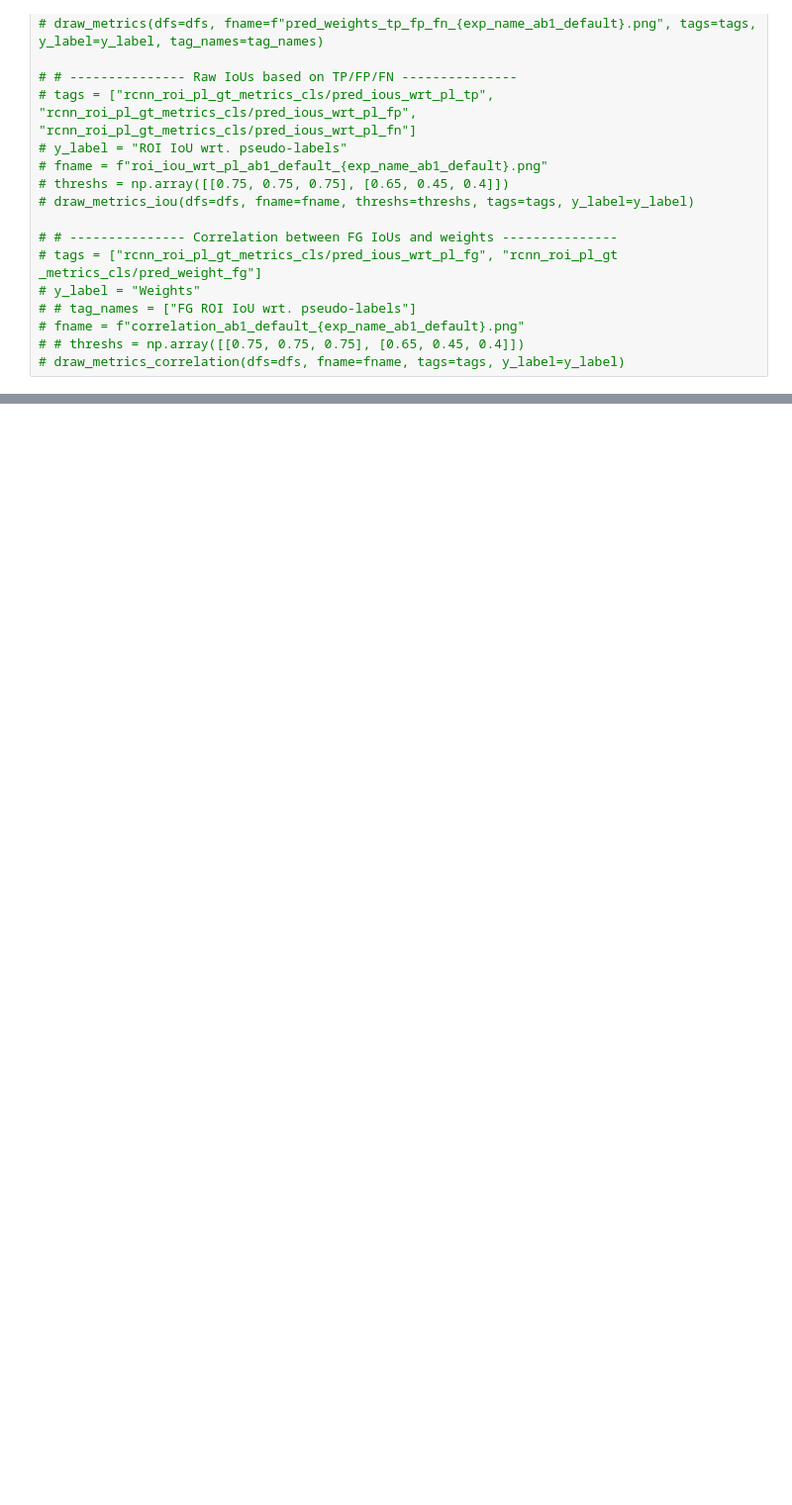
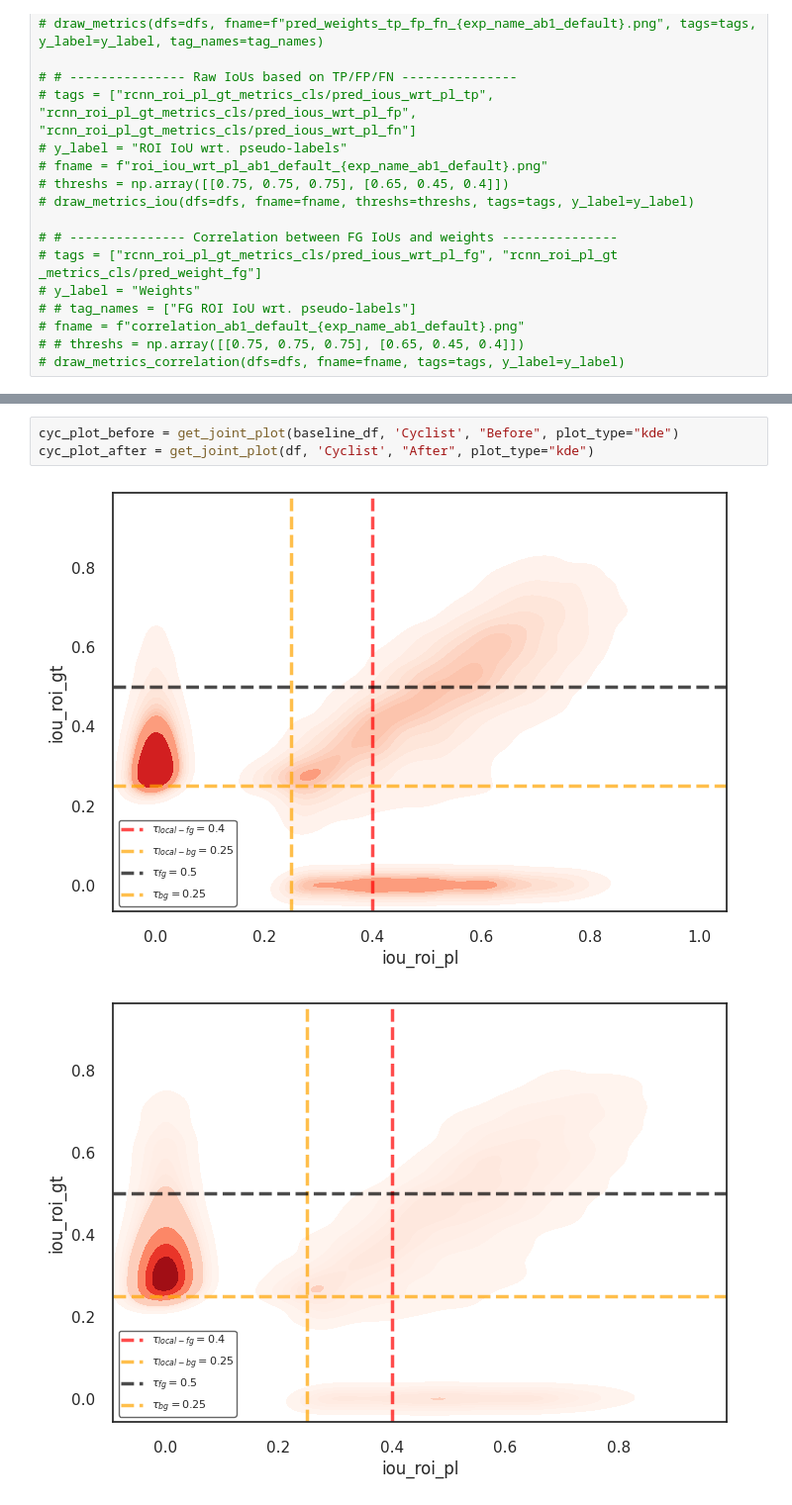
Before and after one commit to shashankag14/OpenPCDet, a Jupyter notebook: tools/tb_metrics.ipynb, the cells around one changed output, grey strips where cells are left out. Shown at 99% size. Drawn from its saved outputs; the diff is of its cells as text; blank space fills up the shorter version.

```diff
--- a/tools/tb_metrics.ipynb
+++ b/tools/tb_metrics.ipynb
@@ -398,0 +490,6 @@ tensor_df['class_labels'] = tensor_df['class_labels'].map({1:'Car', 2:'Pedestria
+# %%
+cyc_plot_before = get_joint_plot(baseline_df, 'Cyclist', "Before", plot_type="kde")
+cyc_plot_after = get_joint_plot(df, 'Cyclist', "After", plot_type="kde")
+# %% [output]
+[figure, added]
+[figure, added]
```
Also changed, not shown: parts of 17 cells of this notebook.
